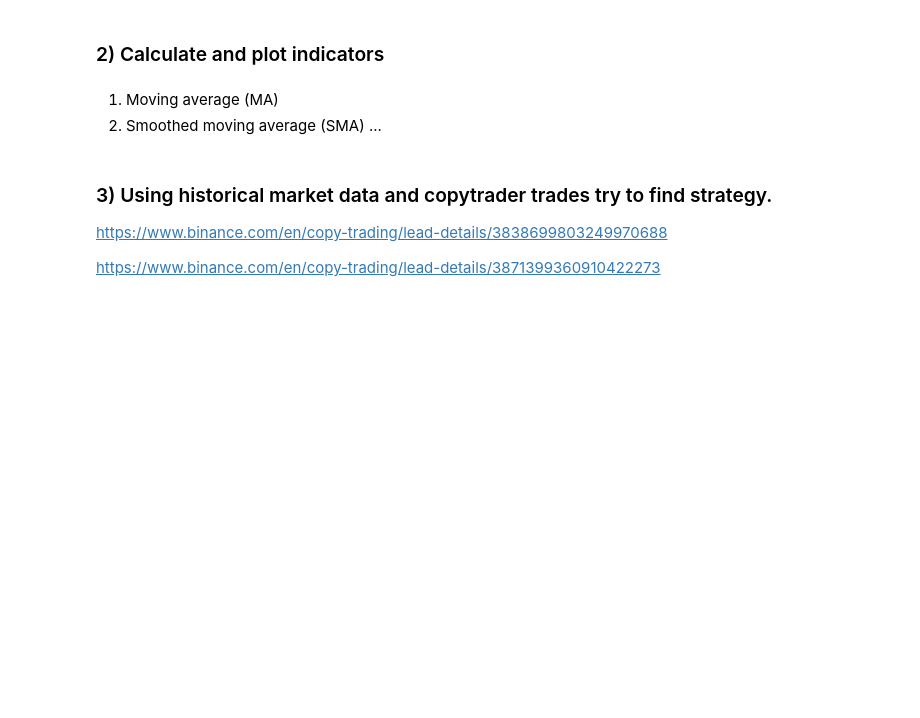
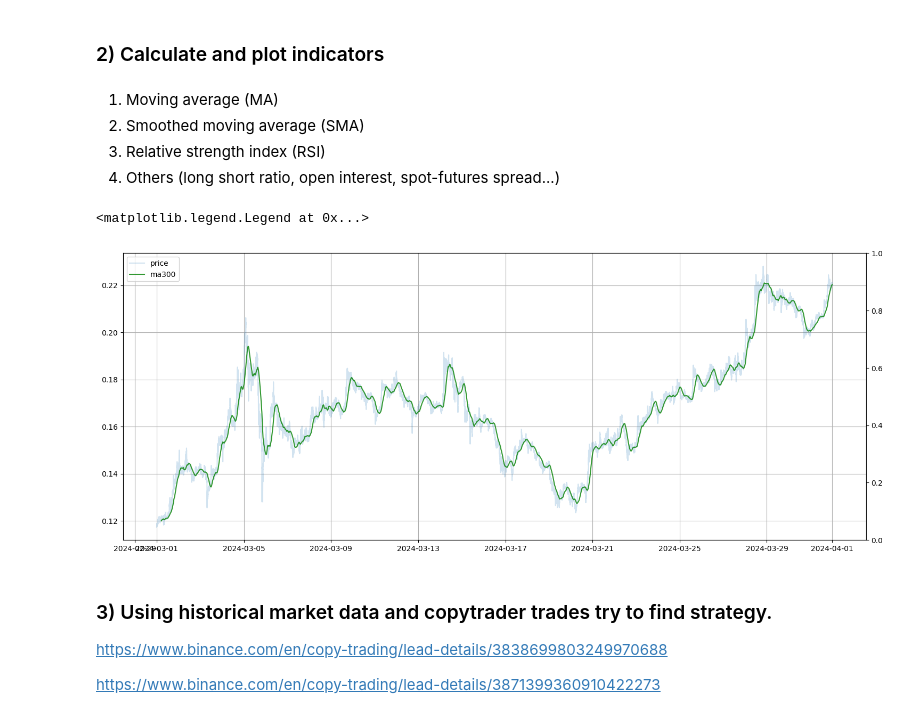
Before and after one commit to smartarbitrage/test_task_2024, a Jupyter notebook: task.ipynb, the cells around one changed output. Cells and saved outputs as stored; diff of their text form; code cells hidden in the pictures; blank space fills up the shorter version.

```diff
--- a/task.ipynb
+++ b/task.ipynb
@@ -9,7 +9,28 @@
 # %% [markdown]
 1. Moving average (MA)
 2. Smoothed moving average (SMA)
-...
+3. Relative strength index (RSI)
+3. Others (long short ratio, open interest, spot-futures spread...)
+# %%
+import pandas as pd
+import matplotlib.pyplot as plt
+
+# read data
+data = pd.read_csv('data/DOGEUSDT-1m-2024-03.csv')
+data['time'] = pd.to_datetime(data['open_time'], unit = 'ms')
+
+fig, ax = plt.subplots(figsize = (18,7))
+ax2 = ax.twinx()
+
+# plot price(close) values
+ax.plot(data['time'], data['close'], alpha = 0.2)
+# plot MA(300) indicator
+ax.plot(data['time'], data['close'].rolling(300).mean(), c = 'green', alpha = 0.8)
+ax.grid(True)
+ax.legend(['price', 'ma300'])
+# %% [output]
+<matplotlib.legend.Legend at 0x...>
+[figure, added]
 # %% [markdown]
 ### 3) Using historical market data and copytrader trades try to find strategy.
 https://www.binance.com/en/copy-trading/lead-details/3838699803249970688
```
Also changed, not shown: parts of 3 cells of this notebook, 2 other files.
